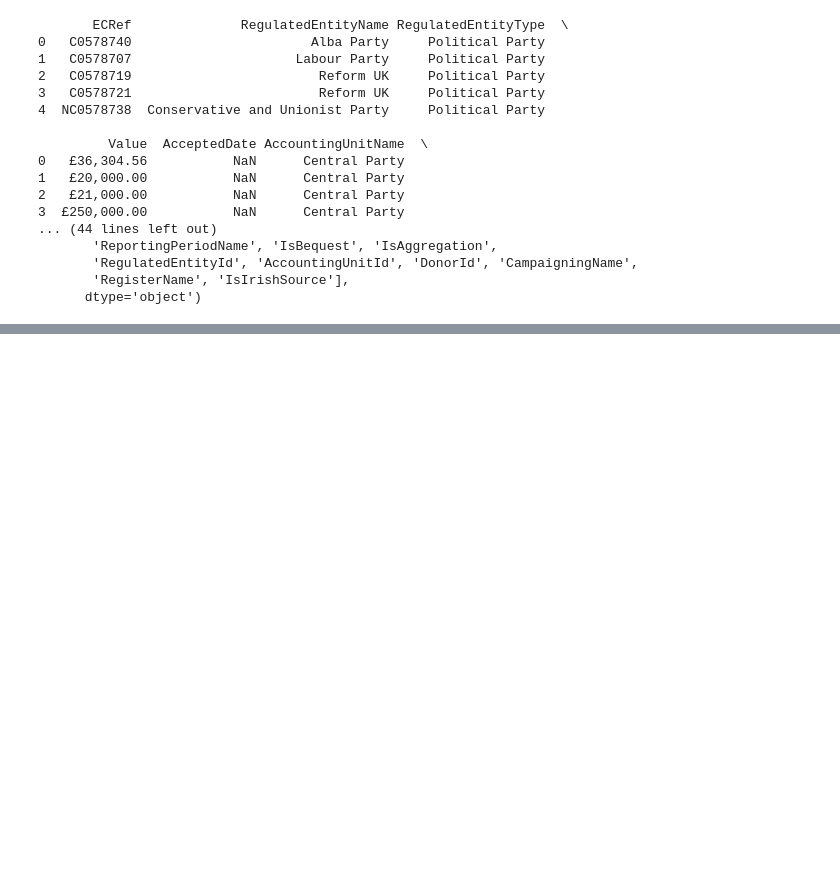
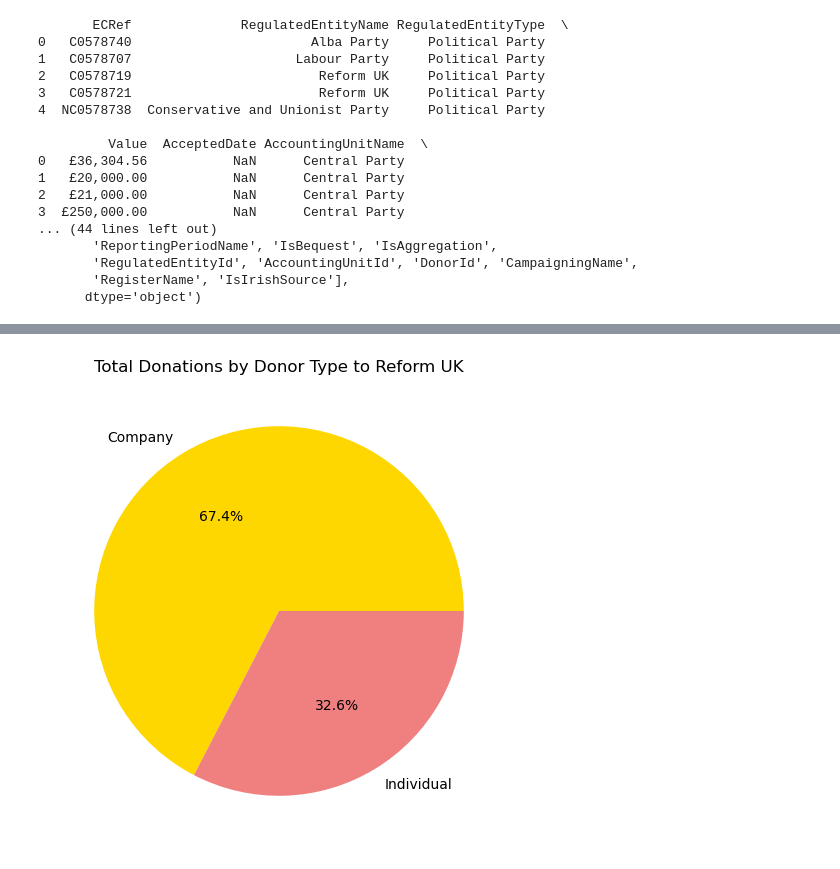
Before and after one commit to JackCrawfordRobertson/ReformUKFinancialAnalysis, a Jupyter notebook: notebooks/Initial_Investigation.ipynb, the cells around one changed output, grey strips where cells are left out. Cells and saved outputs as stored; diff of their text form; code cells hidden in the pictures; blank space fills up the shorter version.

```diff
--- a/notebooks/Initial_Investigation.ipynb
+++ b/notebooks/Initial_Investigation.ipynb
@@ -69,0 +87,14 @@ plt.show()
+# %%
+# It appears that the 'donor_type_summary' variable might not be defined in this cell's context.
+# Let's redefine it and then generate the pie chart again.
+
+# Redefining donor_type_summary
+donor_type_summary = reform_uk_only.groupby('DonorStatus')['Value'].sum().reset_index()
+
+# Chart 3: Total donations by donor type
+plt.figure(figsize=(10, 6))
+plt.pie(donor_type_summary['Value'], labels=donor_type_summary['DonorStatus'], autopct='%1.1f%%', colors=['gold', 'lightcoral', 'lightskyblue'])
+plt.title('Total Donations by Donor Type to Reform UK')
+plt.show()
+# %% [output]
+[figure, added]
```
Also changed, not shown: parts of 7 cells of this notebook, 11 other files.
